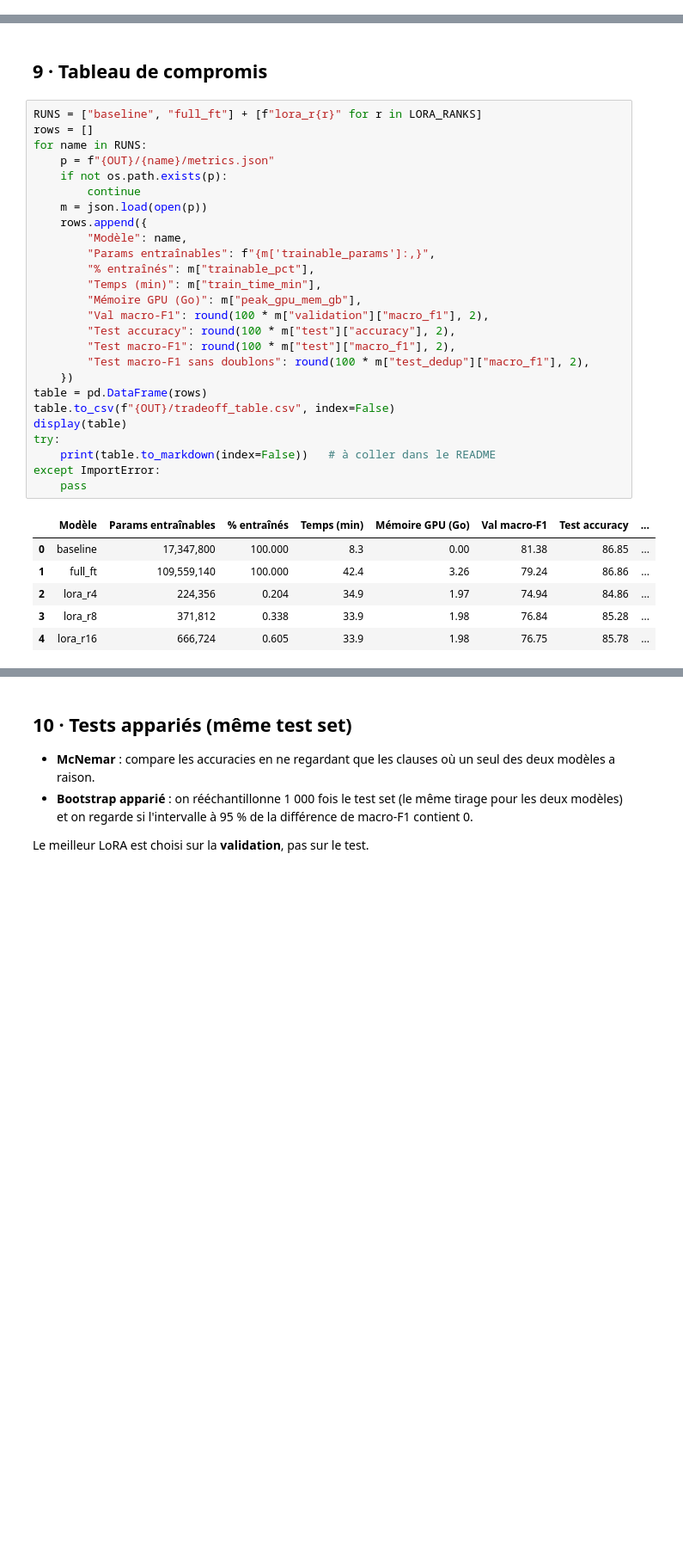
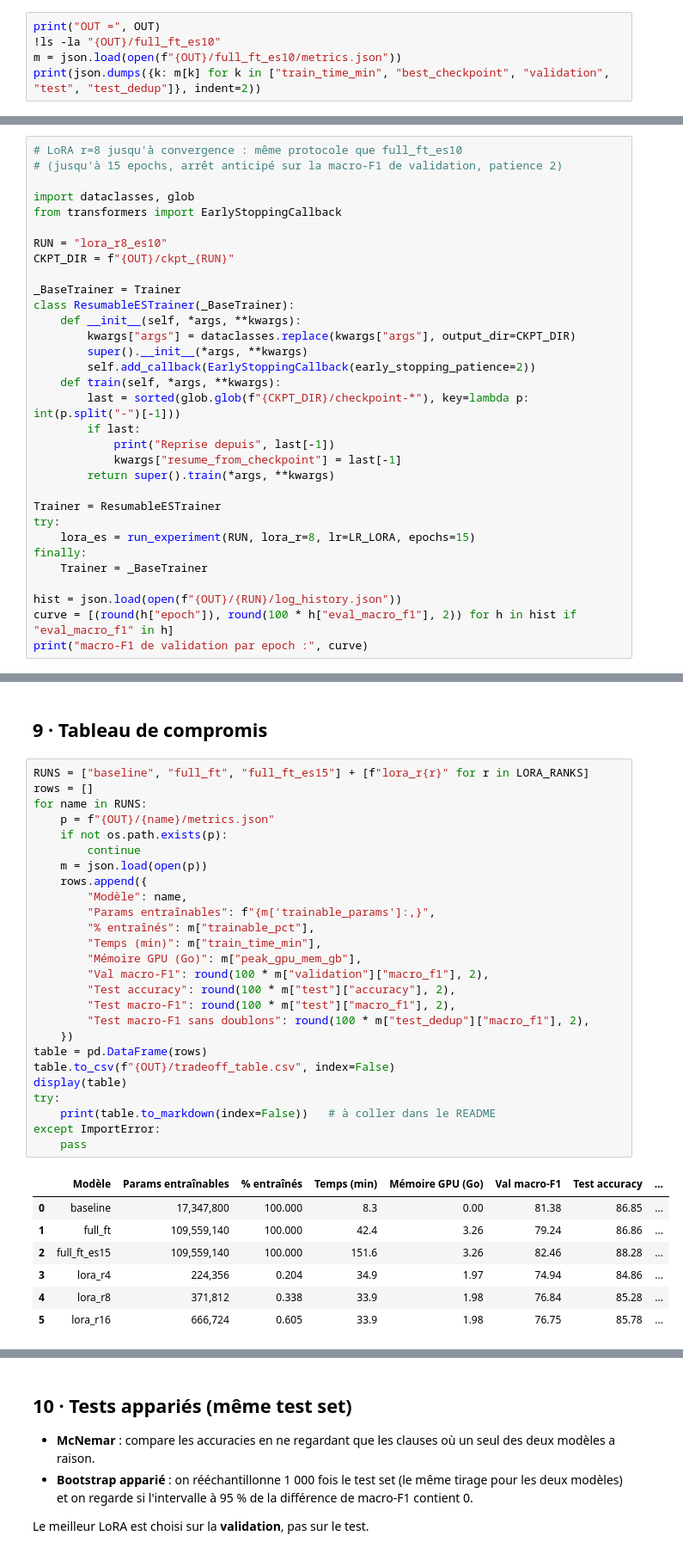
Before and after one commit to saouss-07/ledgar-contract-review, a Jupyter notebook: notebooks/A_finetune_bert_lora.ipynb, the cells around one changed output, grey strips where cells are left out. Shown at 86% size. Cells and saved outputs as stored; diff of their text form; blank space fills up the shorter version.

Commit message:
Volet A : Legal-BERT entraîné jusqu'à convergence (arrêt anticipé), tableaux et tests mis à jour

```diff
--- a/notebooks/A_finetune_bert_lora.ipynb
+++ b/notebooks/A_finetune_bert_lora.ipynb
@@ -258,0 +331,5 @@ full = run_experiment("full_ft", lora_r=None, lr=LR_FULL)
+# %%
+print("OUT =", OUT)
+!ls -la "{OUT}/full_ft_es10"
+m = json.load(open(f"{OUT}/full_ft_es10/metrics.json"))
+print(json.dumps({k: m[k] for k in ["train_time_min", "best_checkpoint", "validation", "test", "test_dedup"]}, indent=2))
@@ -333,0 +441,32 @@ Notes:
+# %%
+# LoRA r=8 jusqu'à convergence : même protocole que full_ft_es10
+# (jusqu'à 15 epochs, arrêt anticipé sur la macro-F1 de validation, patience 2)
+
+import dataclasses, glob
+from transformers import EarlyStoppingCallback
+
+RUN = "lora_r8_es10"
+CKPT_DIR = f"{OUT}/ckpt_{RUN}"
+
+_BaseTrainer = Trainer
+class ResumableESTrainer(_BaseTrainer):
+    def __init__(self, *args, **kwargs):
+        kwargs["args"] = dataclasses.replace(kwargs["args"], output_dir=CKPT_DIR)
+        super().__init__(*args, **kwargs)
+        self.add_callback(EarlyStoppingCallback(early_stopping_patience=2))
+    def train(self, *args, **kwargs):
+        last = sorted(glob.glob(f"{CKPT_DIR}/checkpoint-*"), key=lambda p: int(p.split("-")[-1]))
+        if last:
+            print("Reprise depuis", last[-1])
+            kwargs["resume_from_checkpoint"] = last[-1]
+        return super().train(*args, **kwargs)
+
+Trainer = ResumableESTrainer
+try:
+    lora_es = run_experiment(RUN, lora_r=8, lr=LR_LORA, epochs=15)
+finally:
+    Trainer = _BaseTrainer
+
+hist = json.load(open(f"{OUT}/{RUN}/log_history.json"))
+curve = [(round(h["epoch"]), round(100 * h["eval_macro_f1"], 2)) for h in hist if "eval_macro_f1" in h]
+print("macro-F1 de validation par epoch :", curve)
@@ -366,35 +552,36 @@ run_baseline()
 # %% [markdown]
 ## 9 · Tableau de compromis
 # %%
-RUNS = ["baseline", "full_ft"] + [f"lora_r{r}" for r in LORA_RANKS]
+RUNS = ["baseline", "full_ft", "full_ft_es15"] + [f"lora_r{r}" for r in LORA_RANKS]
 rows = []
 for name in RUNS:
     p = f"{OUT}/{name}/metrics.json"
     if not os.path.exists(p):
         continue
     m = json.load(open(p))
     rows.append({
         "Modèle": name,
         "Params entraînables": f"{m['trainable_params']:,}",
         "% entraînés": m["trainable_pct"],
         "Temps (min)": m["train_time_min"],
         "Mémoire GPU (Go)": m["peak_gpu_mem_gb"],
         "Val macro-F1": round(100 * m["validation"]["macro_f1"], 2),
         "Test accuracy": round(100 * m["test"]["accuracy"], 2),
         "Test macro-F1": round(100 * m["test"]["macro_f1"], 2),
         "Test macro-F1 sans doublons": round(100 * m["test_dedup"]["macro_f1"], 2),
     })
 table = pd.DataFrame(rows)
 table.to_csv(f"{OUT}/tradeoff_table.csv", index=False)
 display(table)
 try:
     print(table.to_markdown(index=False))   # à coller dans le README
 except ImportError:
     pass
 # %% [output]
 |  | Modèle | Params entraînables | % entraînés | Temps (min) | Mémoire GPU (Go) | Val macro-F1 | Test accuracy | ... |
 | 0 | baseline | 17,347,800 | 100.000 | 8.3 | 0.00 | 81.38 | 86.85 | ... |
 | 1 | full_ft | 109,559,140 | 100.000 | 42.4 | 3.26 | 79.24 | 86.86 | ... |
-| 2 | lora_r4 | 224,356 | 0.204 | 34.9 | 1.97 | 74.94 | 84.86 | ... |
-| 3 | lora_r8 | 371,812 | 0.338 | 33.9 | 1.98 | 76.84 | 85.28 | ... |
-| 4 | lora_r16 | 666,724 | 0.605 | 33.9 | 1.98 | 76.75 | 85.78 | ... |
+| 2 | full_ft_es15 | 109,559,140 | 100.000 | 151.6 | 3.26 | 82.46 | 88.28 | ... |
+| 3 | lora_r4 | 224,356 | 0.204 | 34.9 | 1.97 | 74.94 | 84.86 | ... |
+| 4 | lora_r8 | 371,812 | 0.338 | 33.9 | 1.98 | 76.84 | 85.28 | ... |
+| 5 | lora_r16 | 666,724 | 0.605 | 33.9 | 1.98 | 76.75 | 85.78 | ... |
```
Also changed, not shown: parts of 24 cells of this notebook, 6 other files.
